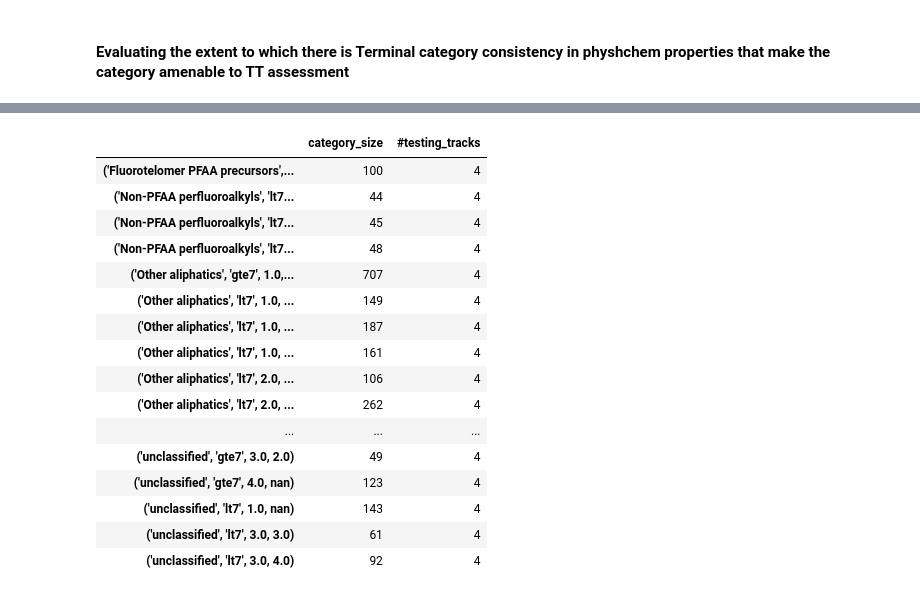
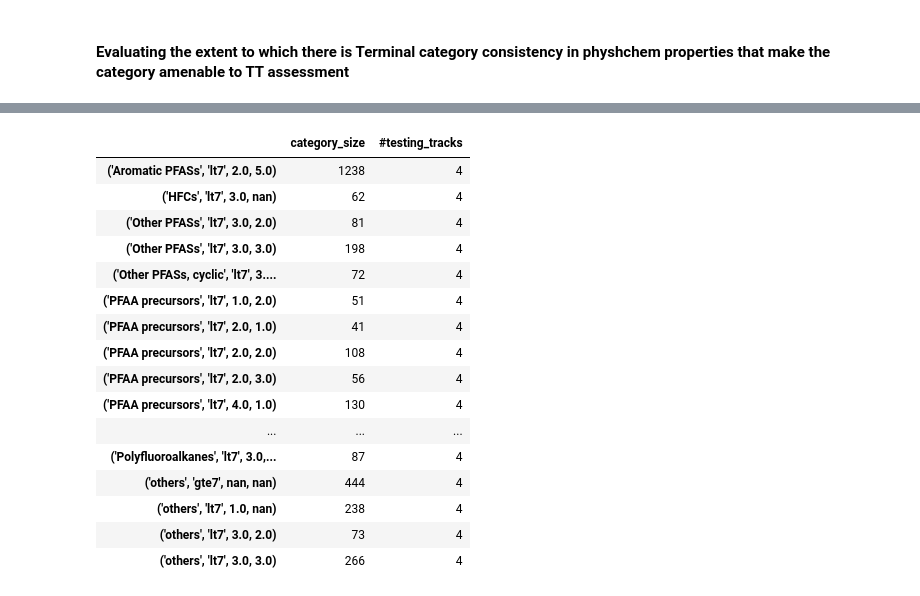
Before and after one commit to patlewig/nts_pfas, a Jupyter notebook: notebooks/12_physchem_similarity.ipynb, the cells around one changed output, grey strips where cells are left out. Saved outputs shown, nothing was run; the diff lists cells and outputs as text; code cells hidden in the pictures.

```diff
--- a/notebooks/12_physchem_similarity.ipynb
+++ b/notebooks/12_physchem_similarity.ipynb
@@ -74,0 +305,2 @@ df.shape
+# %%
+df = pd.merge(df, opera, left_on = 'dtxsid', right_on = 'MoleculeID', how = 'left')
@@ -110,21 +361,21 @@ df4
 # %%
 test_track = []
 for i, row in df4.iterrows():
-    if (row['MP_pred'] >25) & (row['WS_pred_mg/L'] < 100):
+    if (row['MP_pred'] >25) & (row['WS_pred_mg/L'] < 0.5):
         test_track.append([i,'A'])
-    elif (row['MP_pred'] >25) & (row['WS_pred_mg/L'] >=100):
+    elif (row['MP_pred'] >25) & (row['WS_pred_mg/L'] >=0.5):
         test_track.append([i,'B'])
-    elif (row['BP_pred'] <25) & (row['WS_pred_mg/L'] < 100):
+    elif (row['BP_pred'] <25) & (row['WS_pred_mg/L'] < 0.5):
         test_track.append([i,'D'])
-    elif (row['BP_pred'] <25) & (row['WS_pred_mg/L'] >=100) & (row['HLC'] <0.1):
+    elif (row['BP_pred'] <25) & (row['WS_pred_mg/L'] >=0.5) & (row['HLC'] <0.1):
         test_track.append([i,'C'])
-    elif (row['BP_pred'] <25) & (row['WS_pred_mg/L'] >=100) & (row['HLC'] >=0.1):
+    elif (row['BP_pred'] <25) & (row['WS_pred_mg/L'] >=0.5) & (row['HLC'] >=0.1):
         test_track.append([i,'D'])
-    elif (row['MP_pred'] <=25) & (row['BP_pred'] >=25) & (row['WS_pred_mg/L'] >=100) & (10**row['LogVP_pred'] <=75):
+    elif (row['MP_pred'] <=25) & (row['BP_pred'] >=25) & (row['WS_pred_mg/L'] >=0.5) & (10**row['LogVP_pred'] <=75):
         test_track.append([i,'B'])
-    elif (row['MP_pred'] <=25) & (row['BP_pred'] >=25) & (row['WS_pred_mg/L'] <100):
+    elif (row['MP_pred'] <=25) & (row['BP_pred'] >=25) & (row['WS_pred_mg/L'] <0.5):
         test_track.append([i, 'C'])
-    elif (row['MP_pred'] <=25) & (row['BP_pred'] >=25) & (row['WS_pred_mg/L'] >100) & (10**row['LogVP_pred'] >75):
+    elif (row['MP_pred'] <=25) & (row['BP_pred'] >=25) & (row['WS_pred_mg/L'] >0.5) & (10**row['LogVP_pred'] >75):
         test_track.append([i, 'C'])
     else:
         test_track.append([i, 'not_determined'])
@@ -244,6 +488,6 @@ A    106
 Name: test_track, dtype: int64
 # %%
-df1 = pd.concat([pd.DataFrame([{k:len(v) for k,v in phys_dict.items()}]).T, pd.DataFrame([{k:v['test_track'].nunique() for k,v in phys_dict.items()}]).T], axis = 1)
+df2 = pd.concat([pd.DataFrame([{k:len(v) for k,v in phys_dict.items()}]).T, pd.DataFrame([{k:v['test_track'].nunique() for k,v in phys_dict.items()}]).T], axis = 1)
 # %%
-df1.columns = ['category_size', '#testing_tracks']
+df2.columns = ['category_size', '#testing_tracks']
 # %%
@@ -308,21 +558,21 @@ df1[df1['#testing_tracks']==1]
 # %%
-df1[df1['#testing_tracks']==4]
+df2[df2['#testing_tracks']==4]
 # %% [output]
 |  | category_size | #testing_tracks |
-| ('Fluorotelomer PFAA precursors',... | 100 | 4 |
-| ('Non-PFAA perfluoroalkyls', 'lt7... | 44 | 4 |
-| ('Non-PFAA perfluoroalkyls', 'lt7... | 45 | 4 |
-| ('Non-PFAA perfluoroalkyls', 'lt7... | 48 | 4 |
-| ('Other aliphatics', 'gte7', 1.0,... | 707 | 4 |
-| ('Other aliphatics', 'lt7', 1.0, ... | 149 | 4 |
-| ('Other aliphatics', 'lt7', 1.0, ... | 187 | 4 |
-| ('Other aliphatics', 'lt7', 1.0, ... | 161 | 4 |
-| ('Other aliphatics', 'lt7', 2.0, ... | 106 | 4 |
-| ('Other aliphatics', 'lt7', 2.0, ... | 262 | 4 |
+| ('Aromatic PFASs', 'lt7', 2.0, 5.0) | 1238 | 4 |
+| ('HFCs', 'lt7', 3.0, nan) | 62 | 4 |
+| ('Other PFASs', 'lt7', 3.0, 2.0) | 81 | 4 |
+| ('Other PFASs', 'lt7', 3.0, 3.0) | 198 | 4 |
+| ('Other PFASs, cyclic', 'lt7', 3.... | 72 | 4 |
+| ('PFAA precursors', 'lt7', 1.0, 2.0) | 51 | 4 |
+| ('PFAA precursors', 'lt7', 2.0, 1.0) | 41 | 4 |
+| ('PFAA precursors', 'lt7', 2.0, 2.0) | 108 | 4 |
+| ('PFAA precursors', 'lt7', 2.0, 3.0) | 56 | 4 |
+| ('PFAA precursors', 'lt7', 4.0, 1.0) | 130 | 4 |
 | ... | ... | ... |
-| ('unclassified', 'gte7', 3.0, 2.0) | 49 | 4 |
-| ('unclassified', 'gte7', 4.0, nan) | 123 | 4 |
-| ('unclassified', 'lt7', 1.0, nan) | 143 | 4 |
-| ('unclassified', 'lt7', 3.0, 3.0) | 61 | 4 |
-| ('unclassified', 'lt7', 3.0, 4.0) | 92 | 4 |
+| ('Polyfluoroalkanes', 'lt7', 3.0,... | 87 | 4 |
+| ('others', 'gte7', nan, nan) | 444 | 4 |
+| ('others', 'lt7', 1.0, nan) | 238 | 4 |
+| ('others', 'lt7', 3.0, 2.0) | 73 | 4 |
+| ('others', 'lt7', 3.0, 3.0) | 266 | 4 |
 # %%
```
Also changed, not shown: parts of 48 cells of this notebook, 2 other files.
